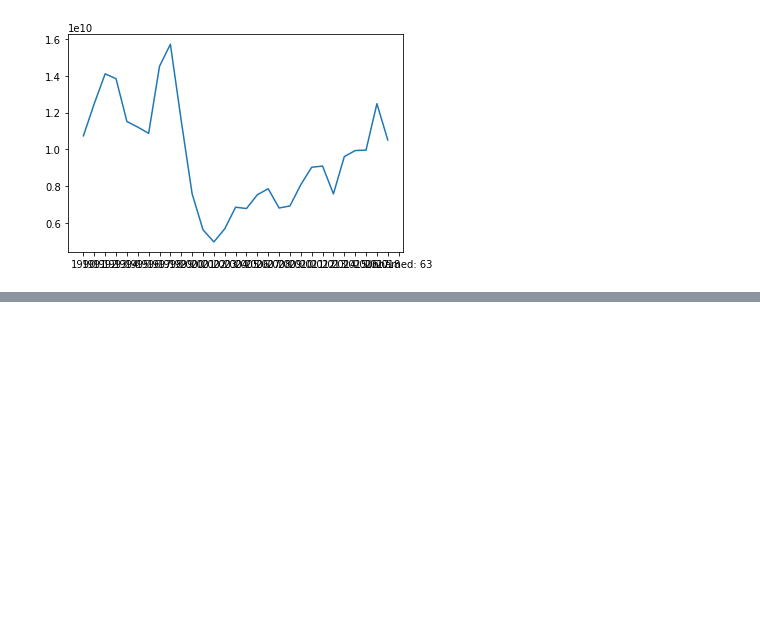
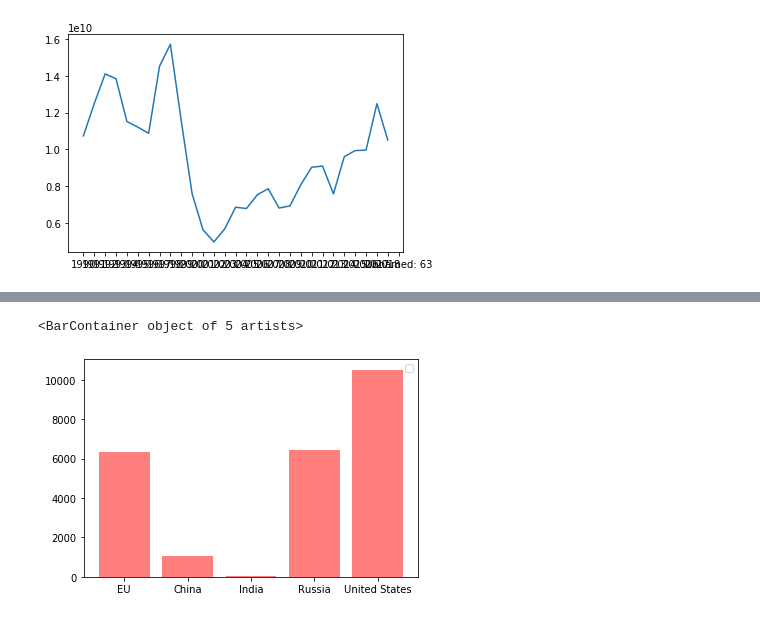
Before and after one commit to danielpimen/Project_1, a Jupyter notebook: Analysis/WDI_Analysis_Project1.ipynb, the cells around one changed output, grey strips where cells are left out. Cells and saved outputs as stored; diff of their text form; code cells hidden in the pictures; blank space fills up the shorter version.

```diff
--- a/Analysis/WDI_Analysis_Project1.ipynb
+++ b/Analysis/WDI_Analysis_Project1.ipynb
@@ -96,0 +209,15 @@ plt.show()
+# %%
+#2018 Summary
+#arms_df_pie.drop('1960', axis=1)
+#arms_df_pie
+
+country_list = ['EU', 'China', 'India', 'Russia', 'United States']
+sales_2018 =[6311, 1040, 46, 6409, 10508]
+x_axis = np.arange(len(sales_2018))
+plt.legend(["Arms Exports in Millions"])
+tick_locations = [value for value in x_axis]
+plt.xticks(tick_locations, ["EU", "China", "India", "Russia", "United States"])
+plt.bar(x_axis, sales_2018, color='r', alpha=0.5, align="center")
+# %% [output]
+<BarContainer object of 5 artists>
+[figure, added]
```
Also changed, not shown: parts of 11 cells of this notebook.
